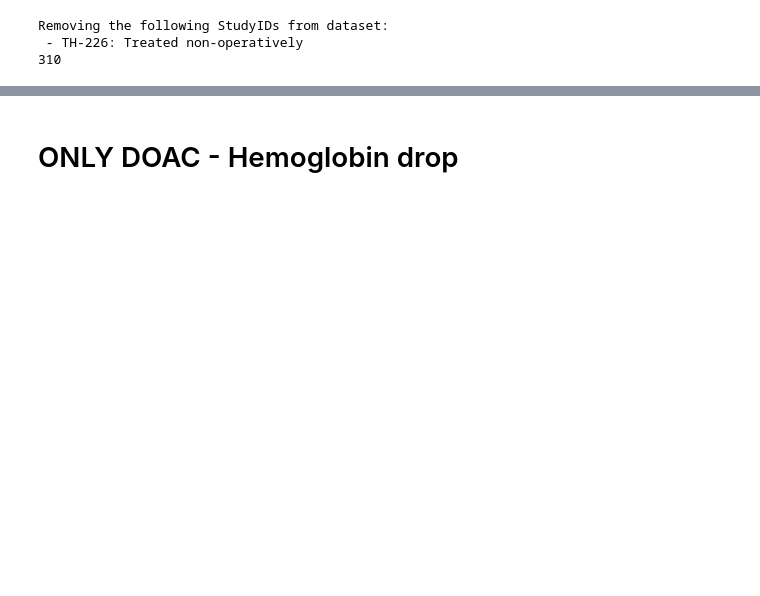
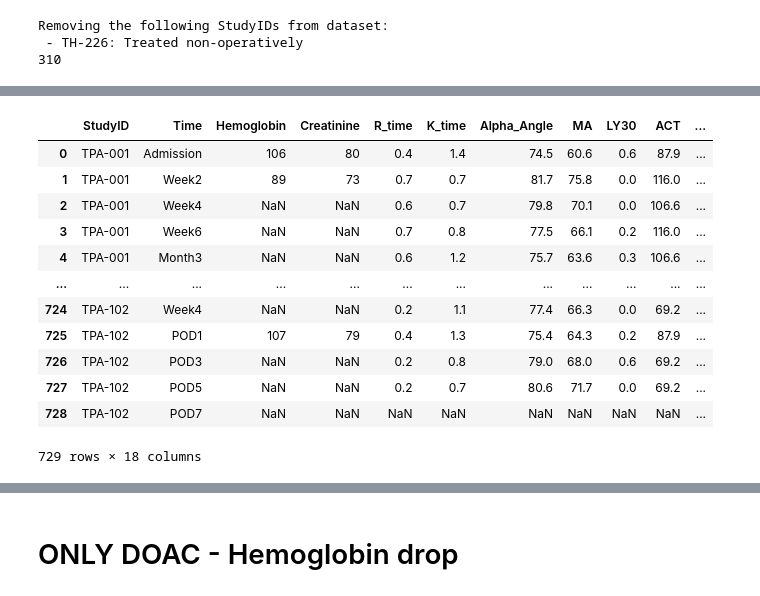
Before and after one commit to golpiraelmi/Classes, a Jupyter notebook: MyLittleProjcet_V2.ipynb, the cells around one changed output, grey strips where cells are left out. Drawn from its saved outputs; the diff is of its cells as text; code cells hidden in the pictures; blank space fills up the shorter version.

```diff
--- a/MyLittleProjcet_V2.ipynb
+++ b/MyLittleProjcet_V2.ipynb
@@ -221,3 +258,19 @@ display(processor_2.get_patient_blood_draws('HPA-009'))
+# %%
+display(processor_4.get_all_blood_draws())
+# %% [output]
+|  | StudyID | Time | Hemoglobin | Creatinine | R_time | K_time | Alpha_Angle | MA | LY30 | ACT | ... |
+| 0 | TPA-001 | Admission | 106 | 80 | 0.4 | 1.4 | 74.5 | 60.6 | 0.6 | 87.9 | ... |
+| 1 | TPA-001 | Week2 | 89 | 73 | 0.7 | 0.7 | 81.7 | 75.8 | 0.0 | 116.0 | ... |
+| 2 | TPA-001 | Week4 | NaN | NaN | 0.6 | 0.7 | 79.8 | 70.1 | 0.0 | 106.6 | ... |
+| 3 | TPA-001 | Week6 | NaN | NaN | 0.7 | 0.8 | 77.5 | 66.1 | 0.2 | 116.0 | ... |
+| 4 | TPA-001 | Month3 | NaN | NaN | 0.6 | 1.2 | 75.7 | 63.6 | 0.3 | 106.6 | ... |
+| ... | ... | ... | ... | ... | ... | ... | ... | ... | ... | ... | ... |
+| 724 | TPA-102 | Week4 | NaN | NaN | 0.2 | 1.1 | 77.4 | 66.3 | 0.0 | 69.2 | ... |
+| 725 | TPA-102 | POD1 | 107 | 79 | 0.4 | 1.3 | 75.4 | 64.3 | 0.2 | 87.9 | ... |
+| 726 | TPA-102 | POD3 | NaN | NaN | 0.2 | 0.8 | 79.0 | 68.0 | 0.6 | 69.2 | ... |
+| 727 | TPA-102 | POD5 | NaN | NaN | 0.2 | 0.7 | 80.6 | 71.7 | 0.0 | 69.2 | ... |
+| 728 | TPA-102 | POD7 | NaN | NaN | NaN | NaN | NaN | NaN | NaN | NaN | ... |
+729 rows × 18 columns
 # %%
 # Get all blood draws for all patients
 
```
Also changed, not shown: parts of 49 cells of this notebook.
